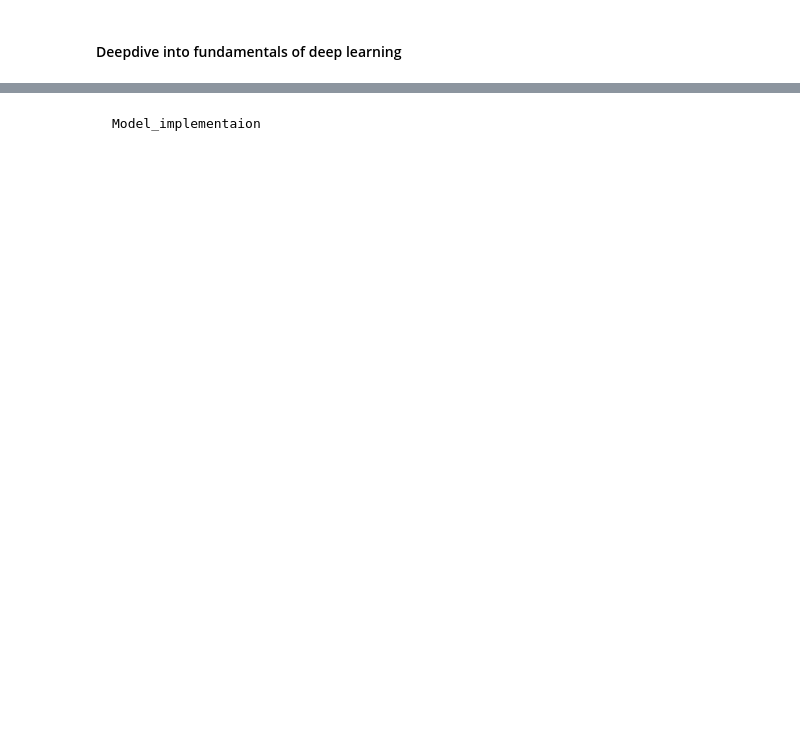
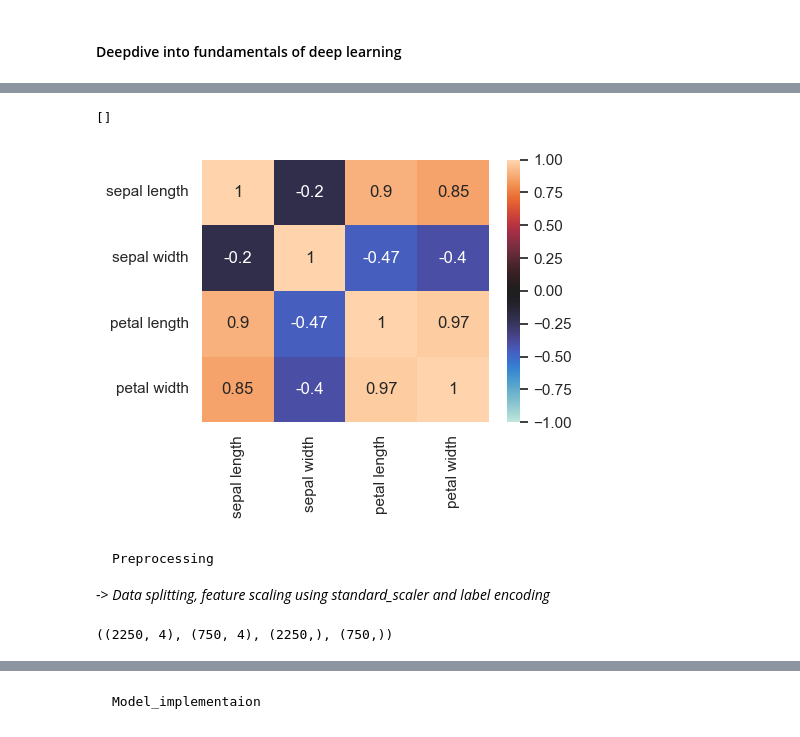
Before and after one commit to Ashthecoder918/Deep_dive, a Jupyter notebook: training_pipeline.ipynb, the cells around one changed output, grey strips where cells are left out. Cells and saved outputs as stored; diff of their text form; code cells hidden in the pictures; blank space fills up the shorter version.

```diff
--- a/training_pipeline.ipynb
+++ b/training_pipeline.ipynb
@@ -11,8 +12,8 @@ from Preprocessing import standard_scaler,label_encoder,_train_test_split # cust
 # %%
-# dataloading
-
+# Dataloading
+# dataset with features : 3000x4 ->> 3class
 df = pd.read_csv('Dataset/iris_synthetic_data.csv')
-# # df.sample(5)
-plot = df[['sepal length','sepal width','petal length','petal width']].corr()
-# sns.heatmap(plot)
-df.head(10)
+matrix = df[['sepal length','sepal width','petal length','petal width']].corr()
+df.sample(5)
+print(df.describe())
+print(df.info())
@@ -19,11 +38,25 @@ df.head(10)
+# %%
+# heatmap
+sns.set_theme(style="dark")
+plt.figure(figsize=(5,4))
+sns.heatmap(matrix,annot=True,cmap="icefire",vmin=-1,vmax=1)
+# plt.title("Highly correlated features!")
+plt.tight_layout()
+plt.plot()
+# %% [output]
+[]
+[figure, added]
+# %% [markdown]
+    Preprocessing
+-> *Data splitting, feature scaling using standard_scaler and label encoding*
 # %%
-# x=set(df['label'])
-# np.mean()
-# x=df.iloc[:,:-1]
-scaler=standard_scaler()
-encoder= label_encoder()
-
-x=scaler.fit_transform(df.iloc[:,:-1])
-x_=scaler.transform(df.iloc[:,:-1])         # to prevent data leakage using training data's mean and deviation in test dataset
-y= encoder.fit_transform(df.iloc[:,-1])
-x_[:10],y[:10]
+"""
+using standard_scaler, encoder and train_test_split model from custom module(Preprocessing)
+"""
+# Data_split()
+X=df.iloc[:,:-1]
+Y=df.iloc[:,-1]
+x_train_uns,x_test_uns,y_train_unl,y_test_unl = _train_test_split(X,Y,0.25)
+x_train.shape,x_test.shape,y_train.shape,y_test.shape
+# %% [output]
+((2250, 4), (750, 4), (2250,), (750,))
```
Also changed, not shown: parts of 10 cells of this notebook.
